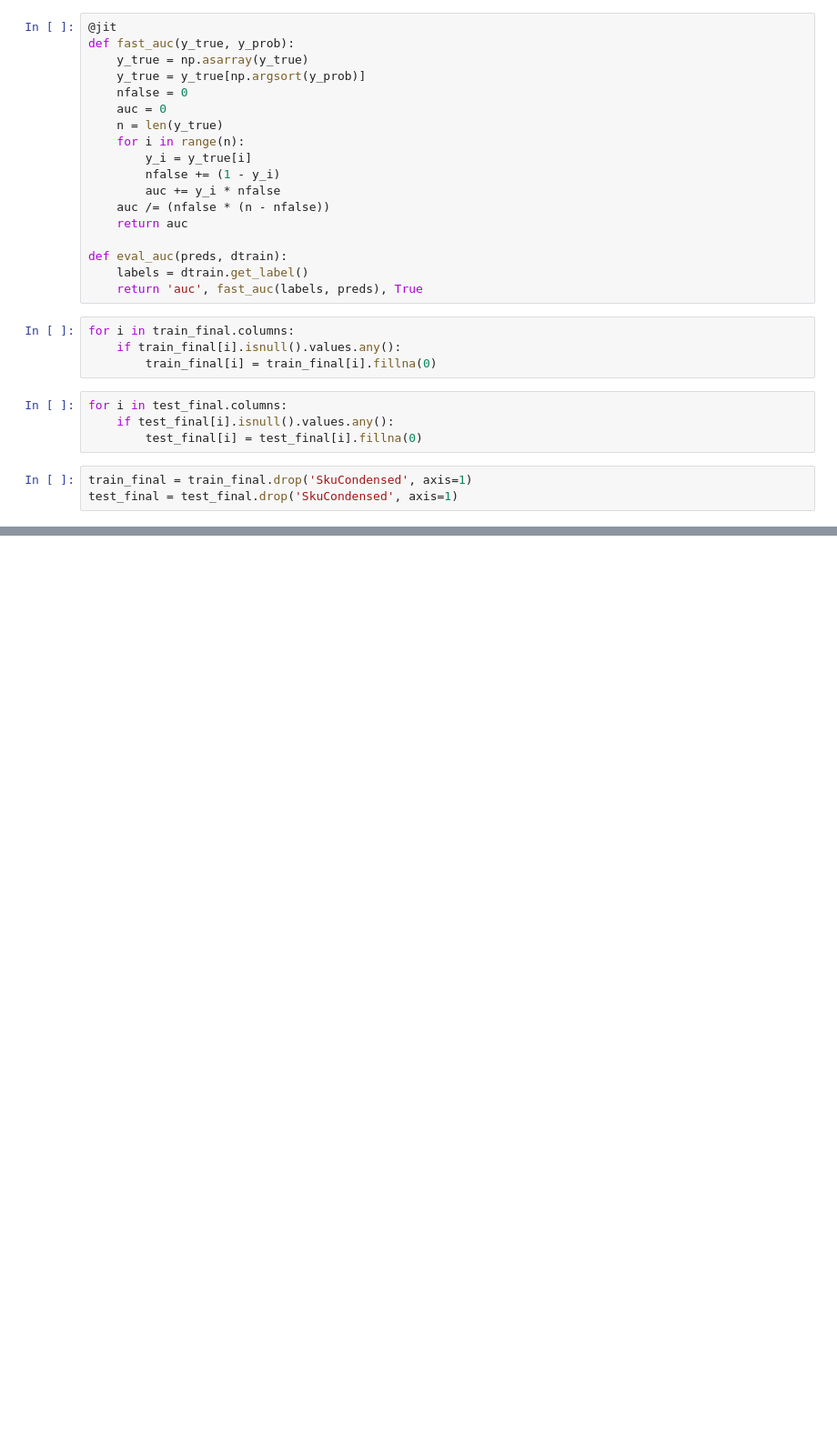
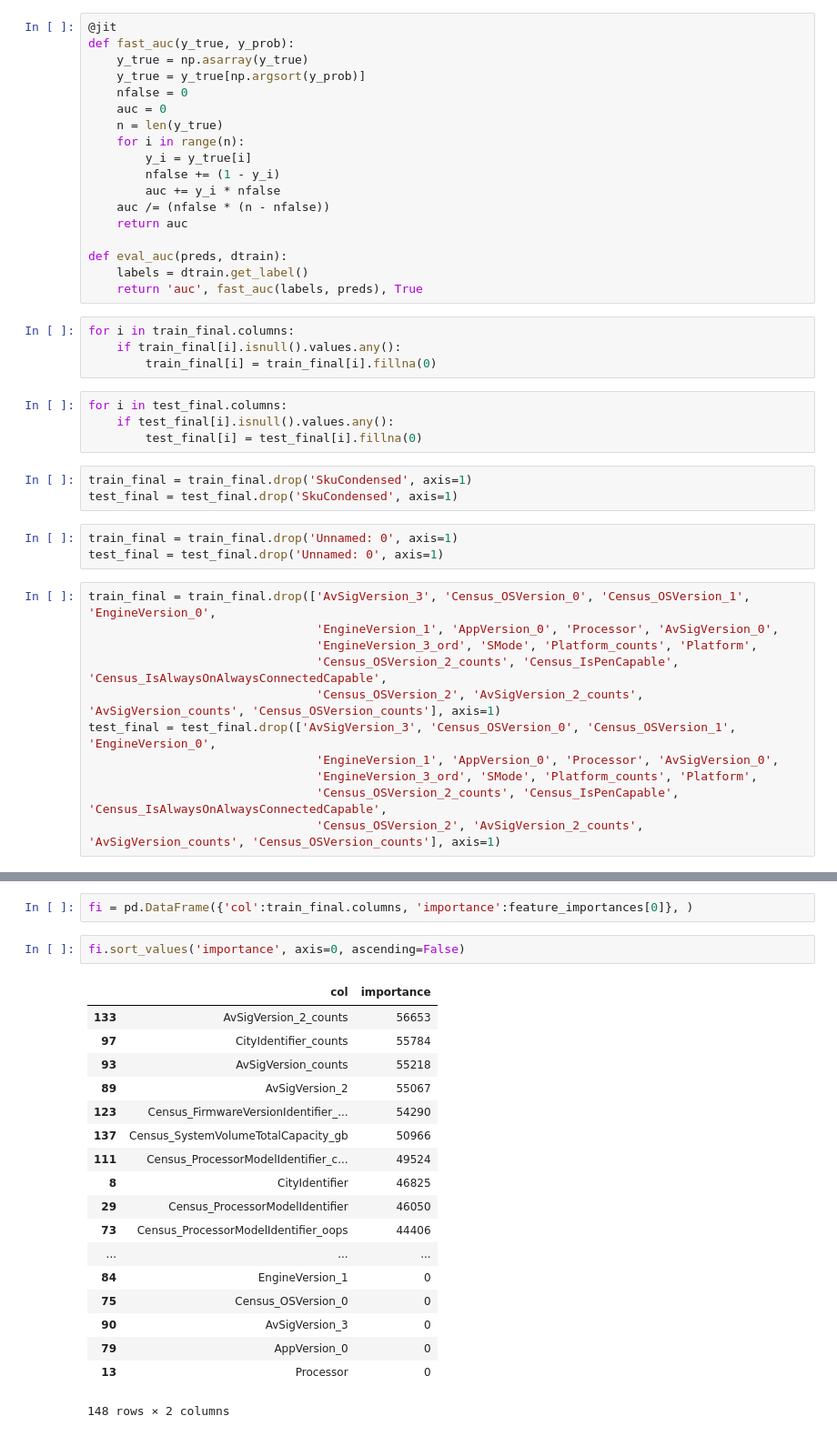
Before and after one commit to ryangoy/kaggle, a Jupyter notebook: microsoft/notebooks/lgb_sparse.ipynb, the cells around one changed output, grey strips where cells are left out. Shown at 91% size. Cells and saved outputs as stored; diff of their text form; blank space fills up the shorter version.

```diff
--- a/microsoft/notebooks/lgb_sparse.ipynb
+++ b/microsoft/notebooks/lgb_sparse.ipynb
@@ -663,4 +645,18 @@ for i in test_final.columns:
 # %%
 train_final = train_final.drop('SkuCondensed', axis=1)
 test_final = test_final.drop('SkuCondensed', axis=1)
+# %%
+train_final = train_final.drop('Unnamed: 0', axis=1)
+test_final = test_final.drop('Unnamed: 0', axis=1)
+# %%
+train_final = train_final.drop(['AvSigVersion_3', 'Census_OSVersion_0', 'Census_OSVersion_1', 'EngineVersion_0',
+                                'EngineVersion_1', 'AppVersion_0', 'Processor', 'AvSigVersion_0',
+                                'EngineVersion_3_ord', 'SMode', 'Platform_counts', 'Platform',
+                                'Census_OSVersion_2_counts', 'Census_IsPenCapable', 'Census_IsAlwaysOnAlwaysConnectedCapable',
+                                'Census_OSVersion_2', 'AvSigVersion_2_counts', 'AvSigVersion_counts', 'Census_OSVersion_counts'], axis=1)
+test_final = test_final.drop(['AvSigVersion_3', 'Census_OSVersion_0', 'Census_OSVersion_1', 'EngineVersion_0',
+                                'EngineVersion_1', 'AppVersion_0', 'Processor', 'AvSigVersion_0',
+                                'EngineVersion_3_ord', 'SMode', 'Platform_counts', 'Platform',
+                                'Census_OSVersion_2_counts', 'Census_IsPenCapable', 'Census_IsAlwaysOnAlwaysConnectedCapable',
+                                'Census_OSVersion_2', 'AvSigVersion_2_counts', 'AvSigVersion_counts', 'Census_OSVersion_counts'], axis=1)
 # %%
@@ -738,0 +763,23 @@ type(feature_importances[0])
+# %%
+fi = pd.DataFrame({'col':train_final.columns, 'importance':feature_importances[0]}, )
+# %%
+fi.sort_values('importance', axis=0, ascending=False)
+# %% [output]
+|  | col | importance |
+| 133 | AvSigVersion_2_counts | 56653 |
+| 97 | CityIdentifier_counts | 55784 |
+| 93 | AvSigVersion_counts | 55218 |
+| 89 | AvSigVersion_2 | 55067 |
+| 123 | Census_FirmwareVersionIdentifier_... | 54290 |
+| 137 | Census_SystemVolumeTotalCapacity_gb | 50966 |
+| 111 | Census_ProcessorModelIdentifier_c... | 49524 |
+| 8 | CityIdentifier | 46825 |
+| 29 | Census_ProcessorModelIdentifier | 46050 |
+| 73 | Census_ProcessorModelIdentifier_oops | 44406 |
+| ... | ... | ... |
+| 84 | EngineVersion_1 | 0 |
+| 75 | Census_OSVersion_0 | 0 |
+| 90 | AvSigVersion_3 | 0 |
+| 79 | AppVersion_0 | 0 |
+| 13 | Processor | 0 |
+148 rows × 2 columns
```
Also changed, not shown: parts of 12 cells of this notebook, 5 other files.
